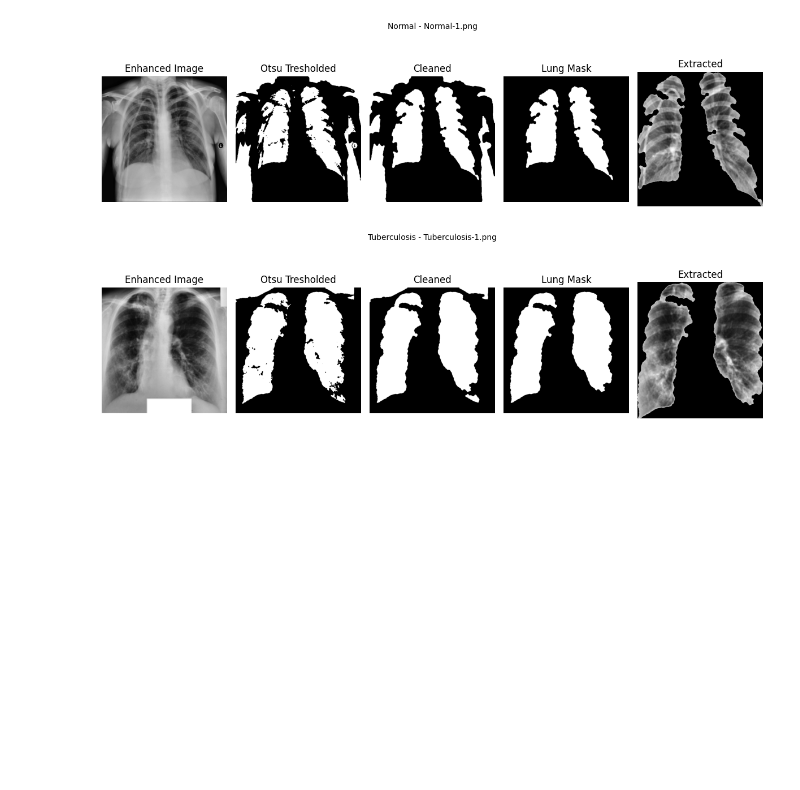
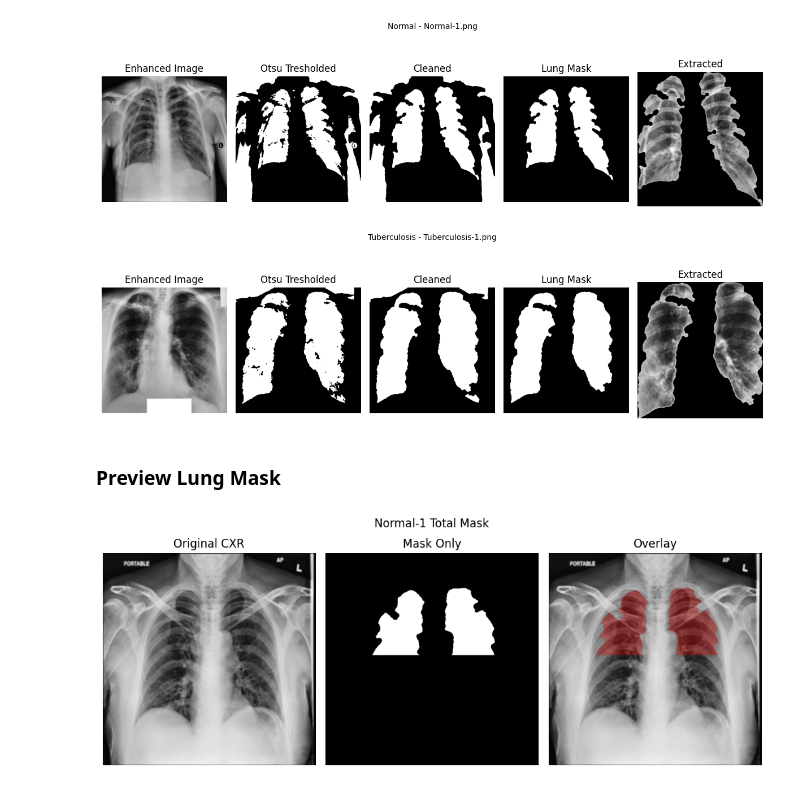
Before and after one commit to ahtape/tb-detection, a Jupyter notebook: tb-detect.ipynb, the cells around one changed output. Saved outputs shown, nothing was run; the diff lists cells and outputs as text; code cells hidden in the pictures; blank space fills up the shorter version.

```diff
--- a/tb-detect.ipynb
+++ b/tb-detect.ipynb
@@ -203,8 +215,8 @@ for category in categories:
         h, w = total_mask.shape
         mid_x = w // 2
 
-        left_mask = np.zeros_like(total_mask);  left_mask[:, :mid_x] = total_mask[:, :mid_x]
-        right_mask = np.zeros_like(total_mask); right_mask[:, mid_x:] = total_mask[:, mid_x:]
+        right_mask = np.zeros_like(total_mask); right_mask[:, :mid_x] = total_mask[:, :mid_x]
+        left_mask = np.zeros_like(total_mask); left_mask[:, mid_x:] = total_mask[:, mid_x:]
 
         ys, xs = np.where(total_mask == 1)
         center_y = (ys.max() + ys.min()) // 2
@@ -225,3 +237,5 @@ for category in categories:
 # %% [output]
 [figure]
 [figure]
+# %% [markdown]
+### Preview Lung Mask
@@ -227,0 +277,13 @@ for category in categories:
+# %%
+img_path = "./TB_Chest_Radiography_Database/enhanced_image/Normal/Normal-22.png"
+mask_path = "./TB_Chest_Radiography_Database/lung_mask/Normal/Normal-22_upper.png"
+
+img = cv2.imread(img_path, cv2.IMREAD_COLOR)
+mask = cv2.imread(mask_path, cv2.IMREAD_GRAYSCALE)
+
+# Convert mask to binary 0/1
+mask = (mask > 0).astype(np.uint8)
+
+preview_mask(img, mask, title="Normal-1 Total Mask")
+# %% [output]
+[figure, added]
```
Also changed, not shown: parts of 8 cells of this notebook, 1 other file.
